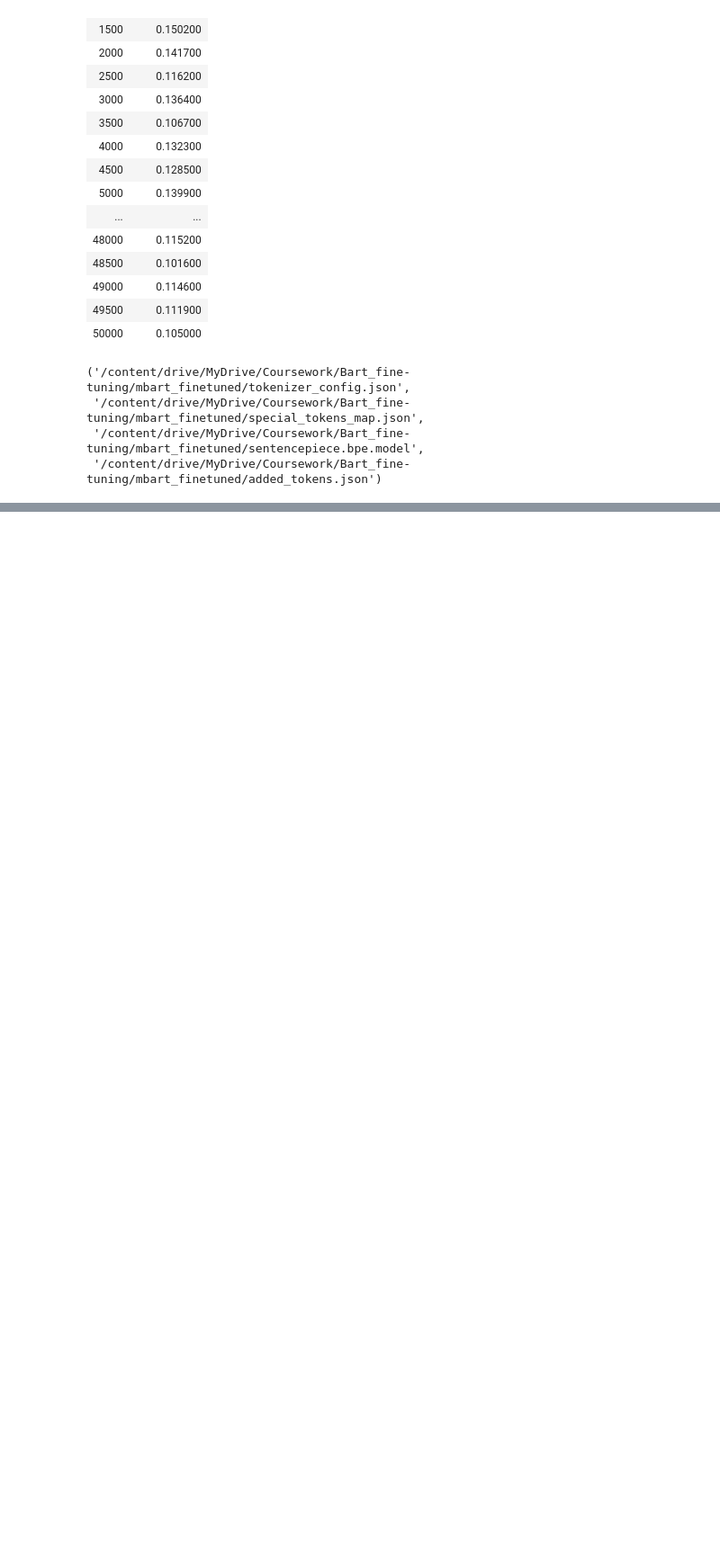
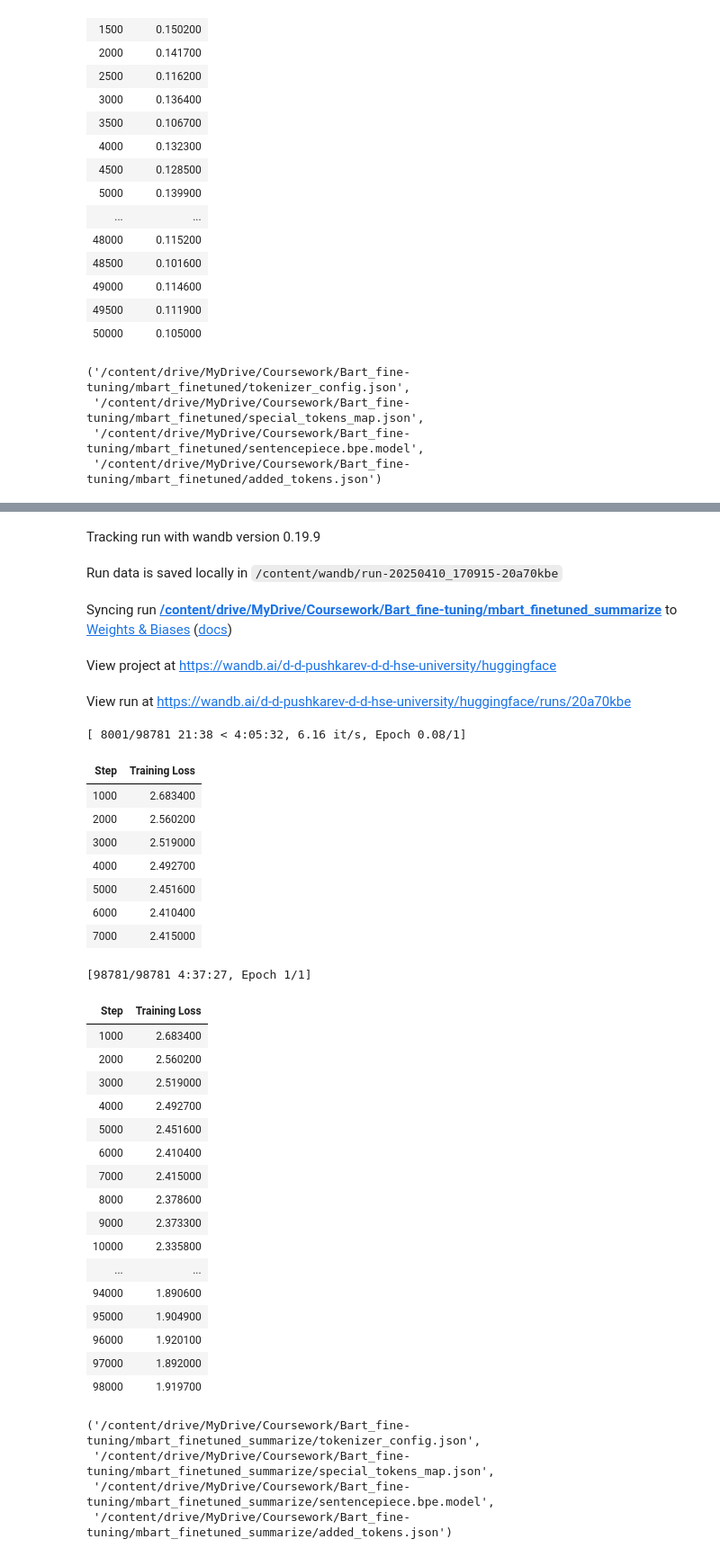
Before and after one commit to d10lp/Coursework, a Jupyter notebook: Coursework.ipynb, the cells around one changed output, grey strips where cells are left out. Shown at 90% size. Cells and saved outputs as stored; diff of their text form; code cells hidden in the pictures; blank space fills up the shorter version.

Commit message:
coursework

```diff
--- a/Coursework.ipynb
+++ b/Coursework.ipynb
@@ -417 +505,5 @@ for i in range(5):
+# %%
+dataset = load_dataset("RussianNLP/Mixed-Summarization-Dataset")
+train_dataset = dataset["train"]
+test_dataset = dataset["test"]
 # %%
@@ -419,0 +512,9 @@ tokenizer.save_pretrained("/content/drive/MyDrive/Coursework/Bart_fine-tuning/mb
+# %%
+model_name = "facebook/mbart-large-50-many-to-many-mmt"
+tokenizer = MBart50Tokenizer.from_pretrained(model_name)
+model = MBartForConditionalGeneration.from_pretrained(model_name)
+# %%
+tokenizer.src_lang = "ru_RU"
+tokenizer.tgt_lang = "ru_RU"
+device = torch.device("cuda" if torch.cuda.is_available() else "cpu")
+model.to(device)
@@ -419,0 +543,26 @@ tokenizer.save_pretrained("/content/drive/MyDrive/Coursework/Bart_fine-tuning/mb
+# %%
+training_args = TrainingArguments(
+    output_dir="/content/drive/MyDrive/Coursework/Bart_fine-tuning/mbart_finetuned_summarize",
+    overwrite_output_dir=True,
+    num_train_epochs=1,
+    per_device_train_batch_size=2,
+    per_device_eval_batch_size=1,
+    gradient_accumulation_steps=1,
+    learning_rate=3e-5,
+    fp16=True,
+    logging_steps=1000,
+    save_steps=2000,
+    save_total_limit=2
+)
+
+trainer = Trainer(
+    model=model,
+    args=training_args,
+    train_dataset=train_dataset,
+    data_collator=data_collator
+)
+# %%
+trainer.train()
+trainer.save_model("/content/drive/MyDrive/Coursework/Bart_fine-tuning/mbart_finetuned_summarize")
+tokenizer.save_pretrained("/content/drive/MyDrive/Coursework/Bart_fine-tuning/mbart_finetuned_summarize")
+# %% [output]
@@ -419,0 +579,36 @@ tokenizer.save_pretrained("/content/drive/MyDrive/Coursework/Bart_fine-tuning/mb
+Tracking run with wandb version 0.19.9
+Run data is saved locally in /content/wandb/run-20250410_170915-20a70kbe
+Syncing run /content/drive/MyDrive/Coursework/Bart_fine-tuning/mbart_finetuned_summarize to Weights & Biases (docs)
+View project at https://wandb.ai/d-d-pushkarev-d-d-hse-university/huggingface
+View run at https://wandb.ai/d-d-pushkarev-d-d-hse-university/huggingface/runs/20a70kbe
+[ 8001/98781 21:38 < 4:05:32, 6.16 it/s, Epoch 0.08/1]
+| Step | Training Loss |
+| 1000 | 2.683400 |
+| 2000 | 2.560200 |
+| 3000 | 2.519000 |
+| 4000 | 2.492700 |
+| 5000 | 2.451600 |
+| 6000 | 2.410400 |
+| 7000 | 2.415000 |
+[98781/98781 4:37:27, Epoch 1/1]
+| Step | Training Loss |
+| 1000 | 2.683400 |
+| 2000 | 2.560200 |
+| 3000 | 2.519000 |
+| 4000 | 2.492700 |
+| 5000 | 2.451600 |
+| 6000 | 2.410400 |
+| 7000 | 2.415000 |
+| 8000 | 2.378600 |
+| 9000 | 2.373300 |
+| 10000 | 2.335800 |
+| ... | ... |
+| 94000 | 1.890600 |
+| 95000 | 1.904900 |
+| 96000 | 1.920100 |
+| 97000 | 1.892000 |
+| 98000 | 1.919700 |
+('/content/drive/MyDrive/Coursework/Bart_fine-tuning/mbart_finetuned_summarize/tokenizer_config.json',
+ '/content/drive/MyDrive/Coursework/Bart_fine-tuning/mbart_finetuned_summarize/special_tokens_map.json',
+ '/content/drive/MyDrive/Coursework/Bart_fine-tuning/mbart_finetuned_summarize/sentencepiece.bpe.model',
+ '/content/drive/MyDrive/Coursework/Bart_fine-tuning/mbart_finetuned_summarize/added_tokens.json')
```
Also changed, not shown: parts of 32 cells of this notebook, 1 other file.
